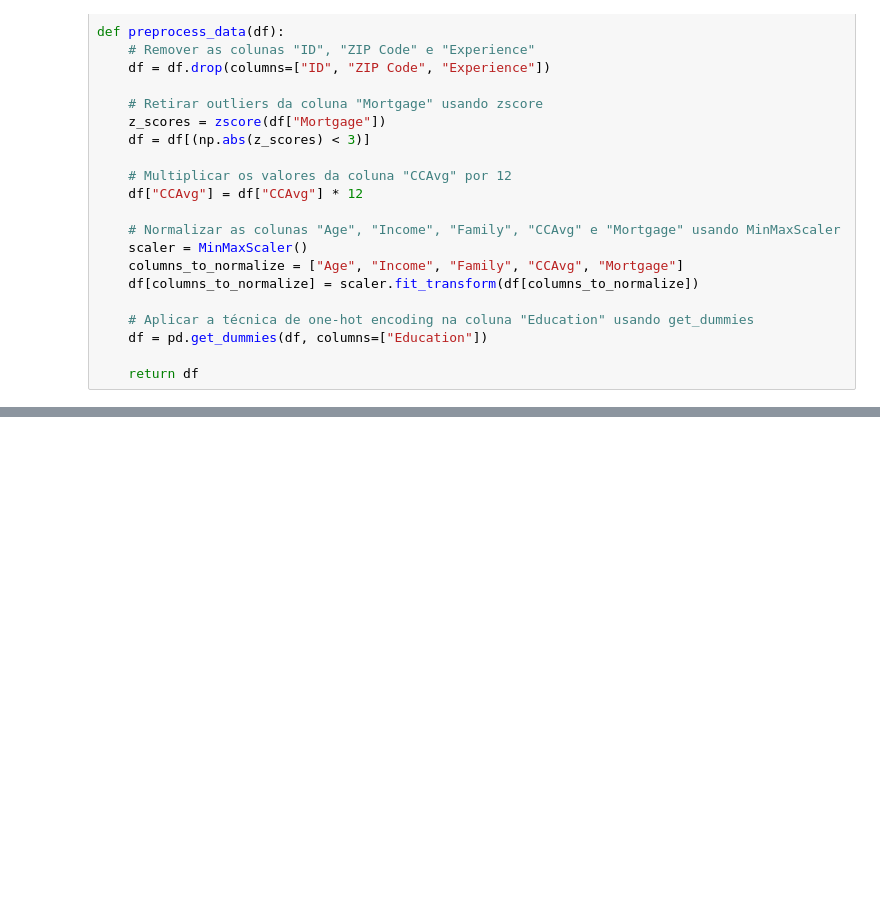
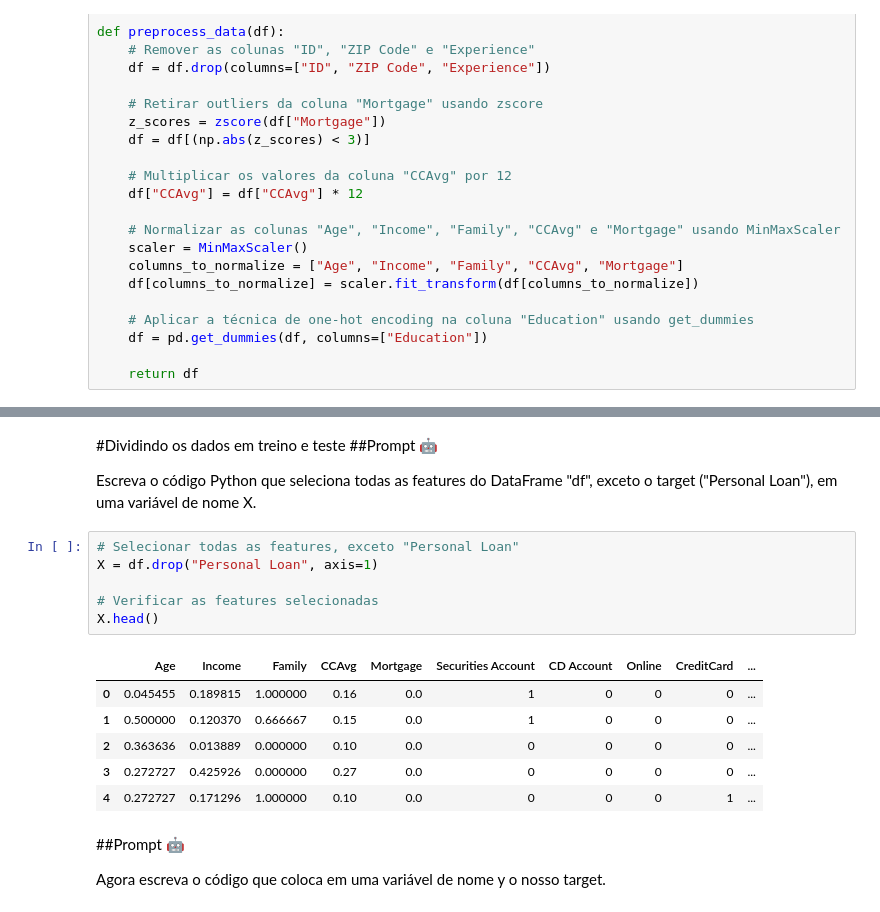
Before and after one commit to mateusopaiva/machine-learning-chatgpt, a Jupyter notebook: Machine_Learning_utilizando_ChatGPT_como_assistente.ipynb, the cells around one changed output, grey strips where cells are left out. Saved outputs shown, nothing was run; the diff lists cells and outputs as text; blank space fills up the shorter version.

```diff
--- a/Machine_Learning_utilizando_ChatGPT_como_assistente.ipynb
+++ b/Machine_Learning_utilizando_ChatGPT_como_assistente.ipynb
@@ -587,0 +598,22 @@ def preprocess_data(df):
+# %% [markdown]
+#Dividindo os dados em treino e teste
+##Prompt 🤖
+
+Escreva o código Python que seleciona todas as features do DataFrame "df", exceto o target ("Personal Loan"), em uma variável de nome X.
+# %%
+# Selecionar todas as features, exceto "Personal Loan"
+X = df.drop("Personal Loan", axis=1)
+
+# Verificar as features selecionadas
+X.head()
+# %% [output]
+|  | Age | Income | Family | CCAvg | Mortgage | Securities Account | CD Account | Online | CreditCard | ... |
+| 0 | 0.045455 | 0.189815 | 1.000000 | 0.16 | 0.0 | 1 | 0 | 0 | 0 | ... |
+| 1 | 0.500000 | 0.120370 | 0.666667 | 0.15 | 0.0 | 1 | 0 | 0 | 0 | ... |
+| 2 | 0.363636 | 0.013889 | 0.000000 | 0.10 | 0.0 | 0 | 0 | 0 | 0 | ... |
+| 3 | 0.272727 | 0.425926 | 0.000000 | 0.27 | 0.0 | 0 | 0 | 0 | 0 | ... |
+| 4 | 0.272727 | 0.171296 | 1.000000 | 0.10 | 0.0 | 0 | 0 | 0 | 1 | ... |
+# %% [markdown]
+##Prompt 🤖
+
+Agora escreva o código que coloca em uma variável de nome y o nosso target.
```
Also changed, not shown: parts of 16 cells of this notebook.
